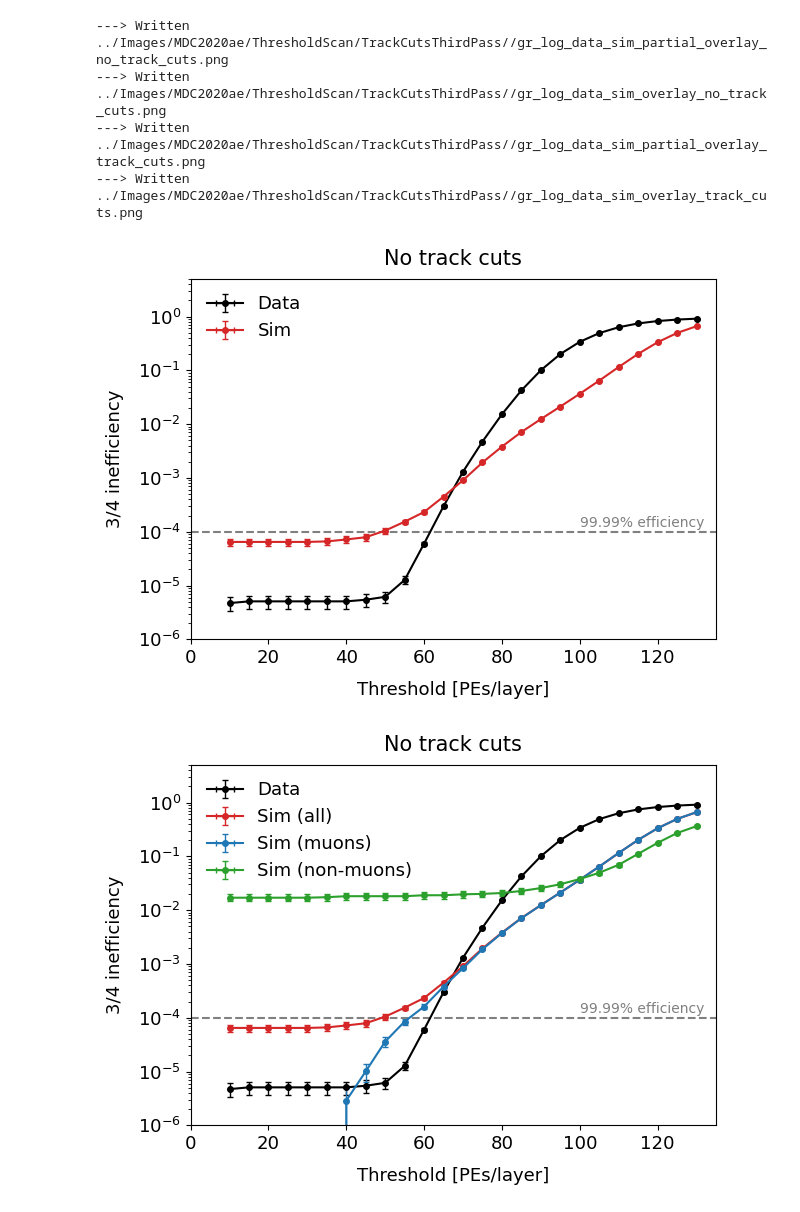
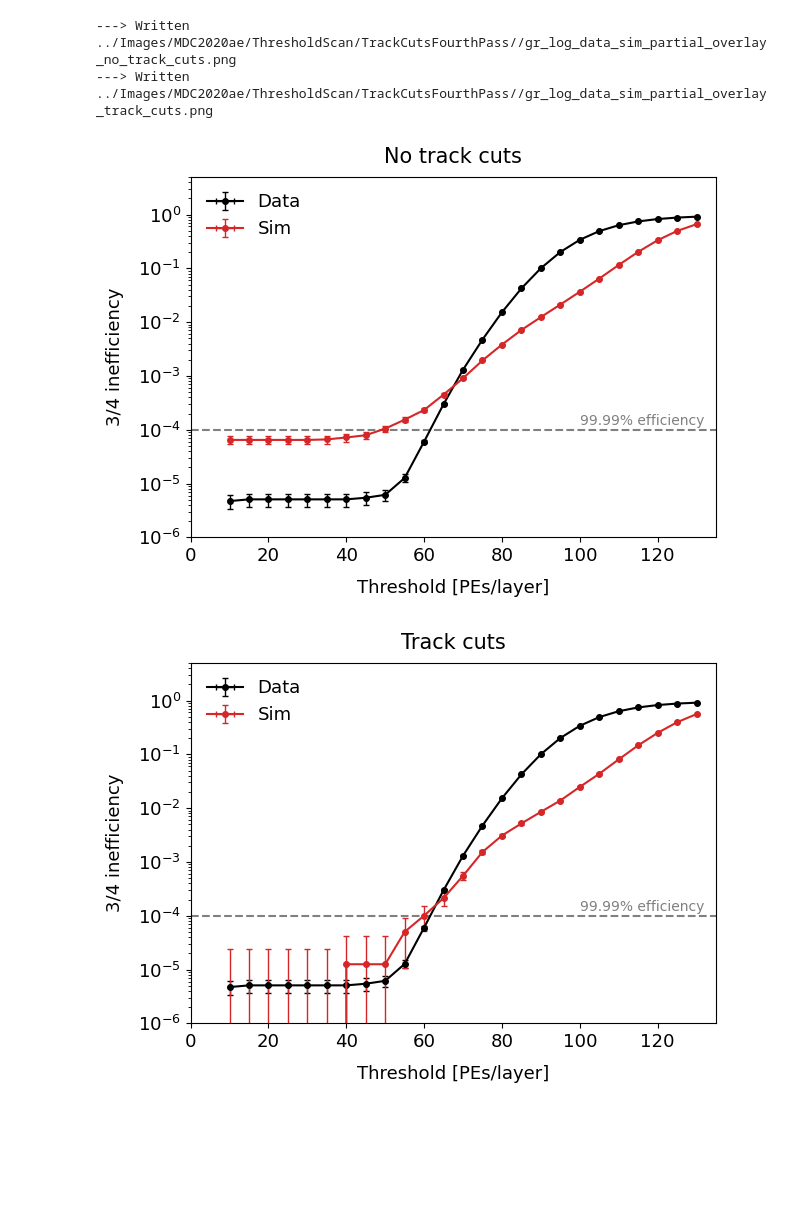
Before and after one commit to sam-grant/CRVSim, a Jupyter notebook: Analyses/Jupyter/PlotModuleEfficiency.ipynb, the cells around one changed output. Cells and saved outputs as stored; diff of their text form; code cells hidden in the pictures; blank space fills up the shorter version.

```diff
--- a/Analyses/Jupyter/PlotModuleEfficiency.ipynb
+++ b/Analyses/Jupyter/PlotModuleEfficiency.ipynb
@@ -104,8 +123,7 @@ def GetScan(PEs_, layer=3, particle="all", cut="no_track_cuts", dataset="MDC2020
 
     if False: print(f"---> Getting scan data for {layer}/4 layers, {particle}, {cut}, {dataset}.")
 
-    inDir=f"../Txt/{dataset}/AugustCRVMeeting/ThirdPass/concatenated/results"
-    # inDir=f"../Txt/{dataset}/concatenated/results"
+    inDir=f"../Txt/{dataset}/AugustCRVMeeting/FourthPass/concatenated/results"
 
     # # Template
     # gr_ = { "x" : list(PEs_)
@@ -118,7 +136,6 @@ def GetScan(PEs_, layer=3, particle="all", cut="no_track_cuts", dataset="MDC2020
               , "xerr" : [0] * len(PEs_)
               , "y" : [0] * len(PEs_)
               , "yerr" : [0] * len(PEs_)
-              # , "yerr" : [[0] * len(PEs_), [0] * len(PEs_)] # assymetric errors
              }
 
     nfail_ = { "x" : list(PEs_)
@@ -138,14 +155,8 @@ def GetScan(PEs_, layer=3, particle="all", cut="no_track_cuts", dataset="MDC2020
 
         data_ = pd.read_csv(finName)
 
-        # print(data_)
-
         ineff_["y"][i] = np.sum(data_["Failures"])/np.sum(data_["Total"])
-        ineff_["yerr"][i] = PoissonUncertainty(data_)
-
-        # low, high = wilson_score_interval(data_)
-        # ineff_["yerr"][0][i] = high # GetIneffUnc(data_) # SE(q) = sqrt(q(1-q)/n)
-        # ineff_["yerr"][1][i] = low
+        ineff_["yerr"][i] = WilsonUncertainty(data_, conservative=True)
 
         nfail_["y"][i] = np.sum(data_["Failures"])
         nfail_["yerr"][i] = np.sqrt(np.sum(data_["Failures"])) # sqrt(N)
@@ -211,48 +228,51 @@ PlotGraphOverlay( {"No track cuts" : GetScan(PEs_, layer, "all", "no_track_cuts"
 # %%
 # Compare with Tyler's results
 # Tyler's data
 finNameWB = f"../Txt/Wideband/Tyler2024.csv"
 dataWB = pd.read_csv(finNameWB)
 partial = False
 if partial:
     dataWB = dataWB[:16]
 wb_thresholds = dataWB["Thresholds"]
 wb_ineff = dataWB["Observed 3/4 inefficiency"]
 wb_ineff_err = dataWB["Error bars, observed 3/4 inefficiency"]
 
 cut="no_track_cuts"
 
 PlotGraphOverlay( {"Data" : {"x": wb_thresholds, "xerr" : [0]*len(wb_thresholds), "y" : wb_ineff, "yerr" : wb_ineff_err}
                    ,"Sim" : GetScan(PEs_, 3, "all", cut)["ineff"] }
                  , title="No track cuts", xlabel="Threshold [PEs/layer]", ylabel=f"3/4 inefficiency", fout=f"{outDir}/gr_log_data_sim_partial_overlay_{cut}.png"
                  , ymin=1e-6, ymax=5e0, xmax=135, log=True, includeBlack=True, effLine=True)
 
-PlotGraphOverlay( {"Data" : {"x": wb_thresholds, "xerr" : [0]*len(wb_thresholds), "y" : wb_ineff, "yerr" : wb_ineff_err}
-                   ,"Sim (all)" : GetScan(PEs_, 3, "all", cut)["ineff"]
-                   ,"Sim (muons)" : GetScan(PEs_, 3, "muons", cut)["ineff"]
-                   ,"Sim (non-muons)" : GetScan(PEs_, 3, "non_muons", cut)["ineff"]
-                  }
-                 , title="No track cuts", xlabel="Threshold [PEs/layer]", ylabel=f"3/4 inefficiency", fout=f"{outDir}/gr_log_data_sim_overlay_{cut}.png"
-                 , ymin=1e-6, ymax=5e0, xmax=135, log=True, includeBlack=True, effLine=True)
+# PlotGraphOverlay( {"Data" : {"x": wb_thresholds, "xerr" : [0]*len(wb_thresholds), "y" : wb_ineff, "yerr" : wb_ineff_err}
+#                    ,"Sim (all)" : GetScan(PEs_, 3, "all", cut)["ineff"]
+#                    ,"Sim (muons)" : GetScan(PEs_, 3, "muons", cut)["ineff"]
+#                    ,"Sim (non-muons)" : GetScan(PEs_, 3, "non_muons", cut)["ineff"]
+#                   }
+#                  , title="No track cuts", xlabel="Threshold [PEs/layer]", ylabel=f"3/4 inefficiency", fout=f"{outDir}/gr_log_data_sim_overlay_{cut}.png"
+#                  , ymin=1e-6, ymax=5e0, xmax=135, log=True, includeBlack=True, effLine=True)
 
 cut="track_cuts"
 
 PlotGraphOverlay( {"Data" : {"x": wb_thresholds, "xerr" : [0]*len(wb_thresholds), "y" : wb_ineff, "yerr" : wb_ineff_err}
                    ,"Sim" : GetScan(PEs_, 3, "all", cut)["ineff"] }
                  , title="Track cuts", xlabel="Threshold [PEs/layer]", ylabel=f"3/4 inefficiency", fout=f"{outDir}/gr_log_data_sim_partial_overlay_{cut}.png"
                  , ymin=1e-6, ymax=5e0, xmax=135, log=True, includeBlack=True, effLine=True)
 
-PlotGraphOverlay( {"Data" : {"x": wb_thresholds, "xerr" : [0]*len(wb_thresholds), "y" : wb_ineff, "yerr" : wb_ineff_err}
-                   ,"Sim (all)" : GetScan(PEs_, 3, "all", cut)["ineff"]
-                   ,"Sim (muons)" : GetScan(PEs_, 3, "muons", cut)["ineff"]
-                   ,"Sim (non-muons)" : GetScan(PEs_, 3, "non_muons", cut)["ineff"]
-                  }
-                 , title="Track cuts", xlabel="Threshold [PEs/layer]", ylabel=f"3/4 inefficiency", fout=f"{outDir}/gr_log_data_sim_overlay_{cut}.png"
-                 , ymin=1e-6, ymax=5e0, xmax=135, log=True, includeBlack=True, effLine=True)
+# PlotGraphOverlay( {"Data" : {"x": wb_thresholds, "xerr" : [0]*len(wb_thresholds), "y" : wb_ineff, "yerr" : wb_ineff_err}
+#                    ,"Sim" : GetScan(PEs_, 3, "all", cut)["ineff"] }
+#                  , title="Track cuts", xlabel="Threshold [PEs/layer]", ylabel=f"3/4 inefficiency", fout=f"{outDir}/gr_log_data_sim_partial_overlay_{cut}.png"
+#                  , ymin=0, ymax=1e-4, xmax=135, log=False, includeBlack=True, effLine=True)
+
+# PlotGraphOverlay( {"Data" : {"x": wb_thresholds, "xerr" : [0]*len(wb_thresholds), "y" : wb_ineff, "yerr" : wb_ineff_err}
+#                    ,"Sim (all)" : GetScan(PEs_, 3, "all", cut)["ineff"]
+#                    ,"Sim (muons)" : GetScan(PEs_, 3, "muons", cut)["ineff"]
+#                    ,"Sim (non-muons)" : GetScan(PEs_, 3, "non_muons", cut)["ineff"]
+#                   }
+#                  , title="Track cuts", xlabel="Threshold [PEs/layer]", ylabel=f"3/4 inefficiency", fout=f"{outDir}/gr_log_data_sim_overlay_{cut}.png"
+#                  , ymin=1e-6, ymax=5e0, xmax=135, log=True, includeBlack=True, effLine=True)
 # %% [output]
----> Written ../Images/MDC2020ae/ThresholdScan/TrackCutsThirdPass//gr_log_data_sim_partial_overlay_no_track_cuts.png
----> Written ../Images/MDC2020ae/ThresholdScan/TrackCutsThirdPass//gr_log_data_sim_overlay_no_track_cuts.png
----> Written ../Images/MDC2020ae/ThresholdScan/TrackCutsThirdPass//gr_log_data_sim_partial_overlay_track_cuts.png
----> Written ../Images/MDC2020ae/ThresholdScan/TrackCutsThirdPass//gr_log_data_sim_overlay_track_cuts.png
+---> Written ../Images/MDC2020ae/ThresholdScan/TrackCutsFourthPass//gr_log_data_sim_partial_overlay_no_track_cuts.png
+---> Written ../Images/MDC2020ae/ThresholdScan/TrackCutsFourthPass//gr_log_data_sim_partial_overlay_track_cuts.png
 [figure]
-[figure, old version]
+[figure, new version]
```
Also changed, not shown: parts of 14 cells of this notebook.
